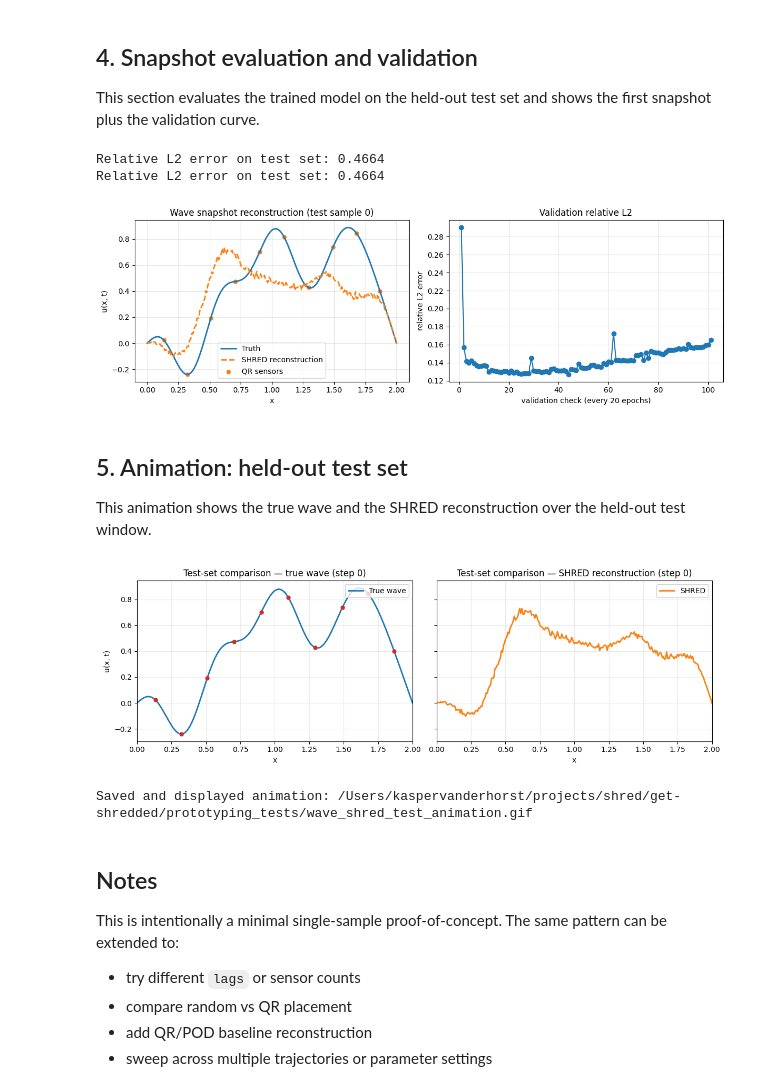
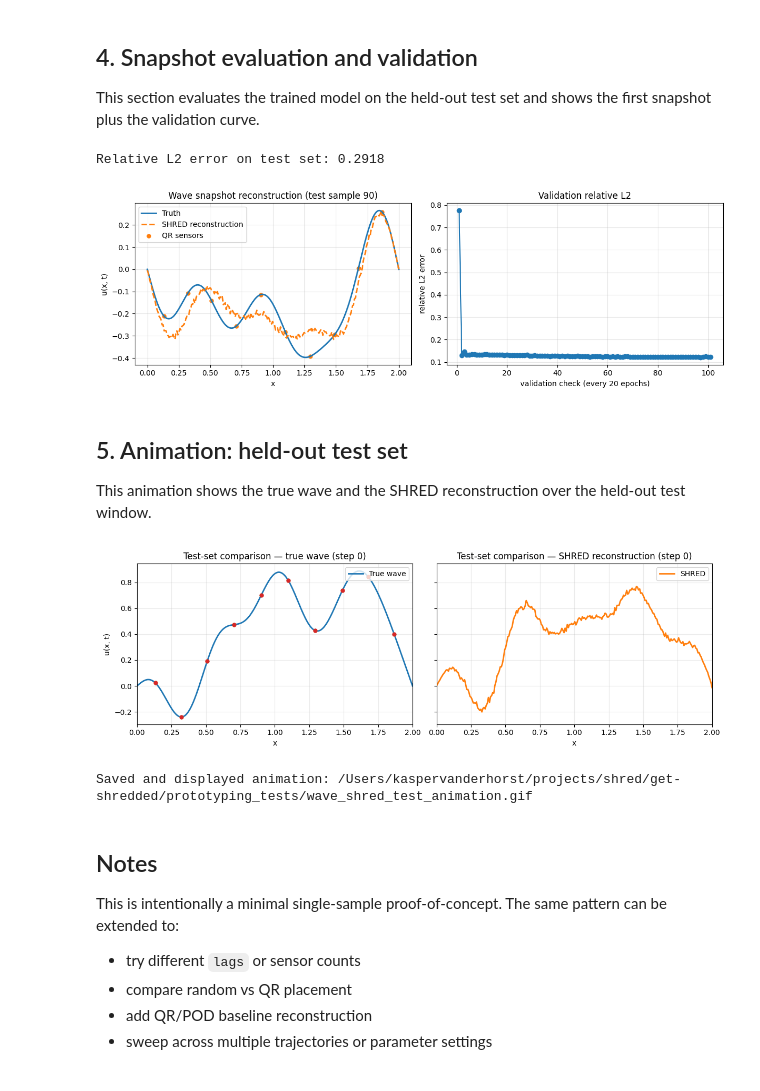
Before and after one commit to KJMvanderHorst/shred_code, a Jupyter notebook: prototyping_tests/wave_single_shred_qr.ipynb, the cells around one changed output. Drawn from its saved outputs; the diff is of its cells as text; code cells hidden in the pictures.

```diff
--- a/prototyping_tests/wave_single_shred_qr.ipynb
+++ b/prototyping_tests/wave_single_shred_qr.ipynb
@@ -103,13 +155,22 @@ device = torch.device('cuda' if torch.cuda.is_available() else 'cpu')
 model = SHRED(
     input_size=num_sensors,
     output_size=n_state,
-    hidden_size=64,
-    hidden_layers=2,
-    l1=350,
-    l2=400,
+    hidden_size=32,
+    hidden_layers=1,
+    l1=64,
+    l2=256,
     dropout=0.0,
     recurrent_cell='gru',
 ).to(device)
+
+print('SHRED model architecture:')
+print(model)
+total_parameters = sum(parameter.numel() for parameter in model.parameters())
+trainable_parameters = sum(
+    parameter.numel() for parameter in model.parameters() if parameter.requires_grad
+)
+print(f'Total parameters: {total_parameters:,}')
+print(f'Trainable parameters: {trainable_parameters:,}')
 
 train_in = train_in.to(device)
 valid_in = valid_in.to(device)
@@ -155,37 +231,36 @@ model.eval()
 with torch.no_grad():
     recon = model(test_ds.X).cpu().numpy()
 
 truth = scaler.inverse_transform(test_ds.Y.cpu().numpy())
 recon = scaler.inverse_transform(recon)
 
-snapshot_idx = 0
+snapshot_idx = 90
 truth_snapshot = truth[snapshot_idx]
 recon_snapshot = recon[snapshot_idx]
 rel_l2 = np.linalg.norm(recon_snapshot - truth_snapshot) / np.linalg.norm(truth_snapshot)
 print(f'Relative L2 error on test set: {rel_l2:.4f}')
 
 fig, axes = plt.subplots(1, 2, figsize=(12, 4))
 axes[0].plot(x, truth_snapshot, label='Truth', linewidth=2)
 axes[0].plot(x, recon_snapshot, '--', label='SHRED reconstruction', linewidth=2)
 axes[0].scatter(x[sensor_locations], truth_snapshot[sensor_locations], color='tab:orange', s=25, label='QR sensors')
 axes[0].set_title(f'Wave snapshot reconstruction (test sample {snapshot_idx})')
 axes[0].set_xlabel('x')
 axes[0].set_ylabel('u(x, t)')
 axes[0].legend()
 axes[0].grid(alpha=0.3)
 
 axes[1].plot(np.arange(1, len(history) + 1), history.numpy(), marker='o')
 axes[1].set_title('Validation relative L2')
 axes[1].set_xlabel('validation check (every 20 epochs)')
 axes[1].set_ylabel('relative L2 error')
 axes[1].grid(alpha=0.3)
 
 plt.tight_layout()
 plt.show()
 # %% [output]
-Relative L2 error on test set: 0.4664
-Relative L2 error on test set: 0.4664
+Relative L2 error on test set: 0.2918
-[figure, old version]
+[figure, new version]
 # %% [markdown]
 ## 5. Animation: held-out test set
 
@@ -244,7 +319,7 @@ truth_test = scaler.inverse_transform(test_ds.Y.cpu().numpy())
 recon_test = scaler.inverse_transform(model(test_ds.X).detach().cpu().numpy())
 save_and_display_animation(truth_test, recon_test, 'Test-set comparison', 'wave_shred_test_animation.gif', fps=10)
 # %% [output]
-[figure, old version]
+[figure, new version]
 Saved and displayed animation: /Users/kaspervanderhorst/projects/shred/get-shredded/prototyping_tests/wave_shred_test_animation.gif
 # %% [markdown]
 ## Notes
```
Also changed, not shown: parts of 2 cells of this notebook, 3 other files.
